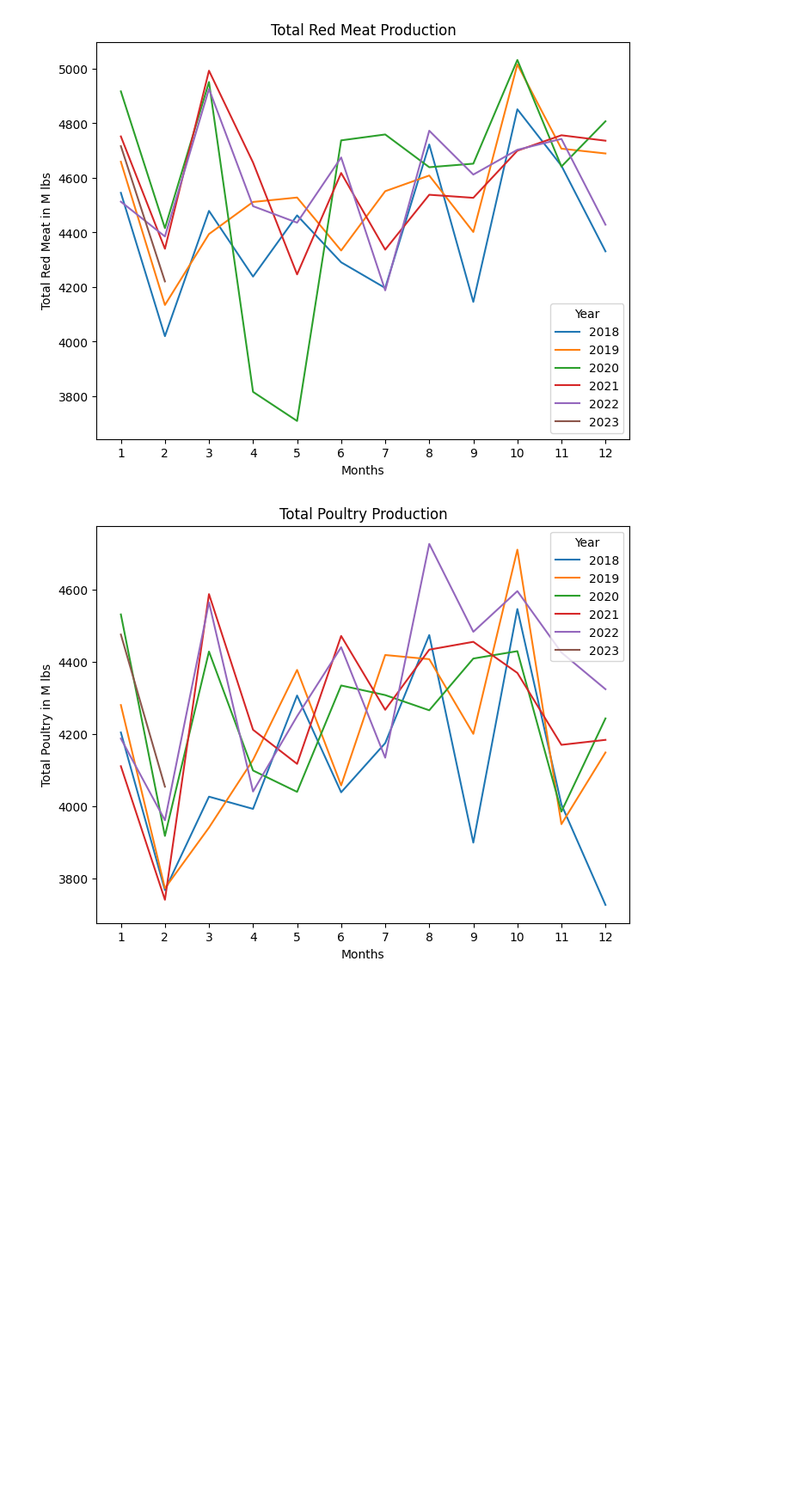
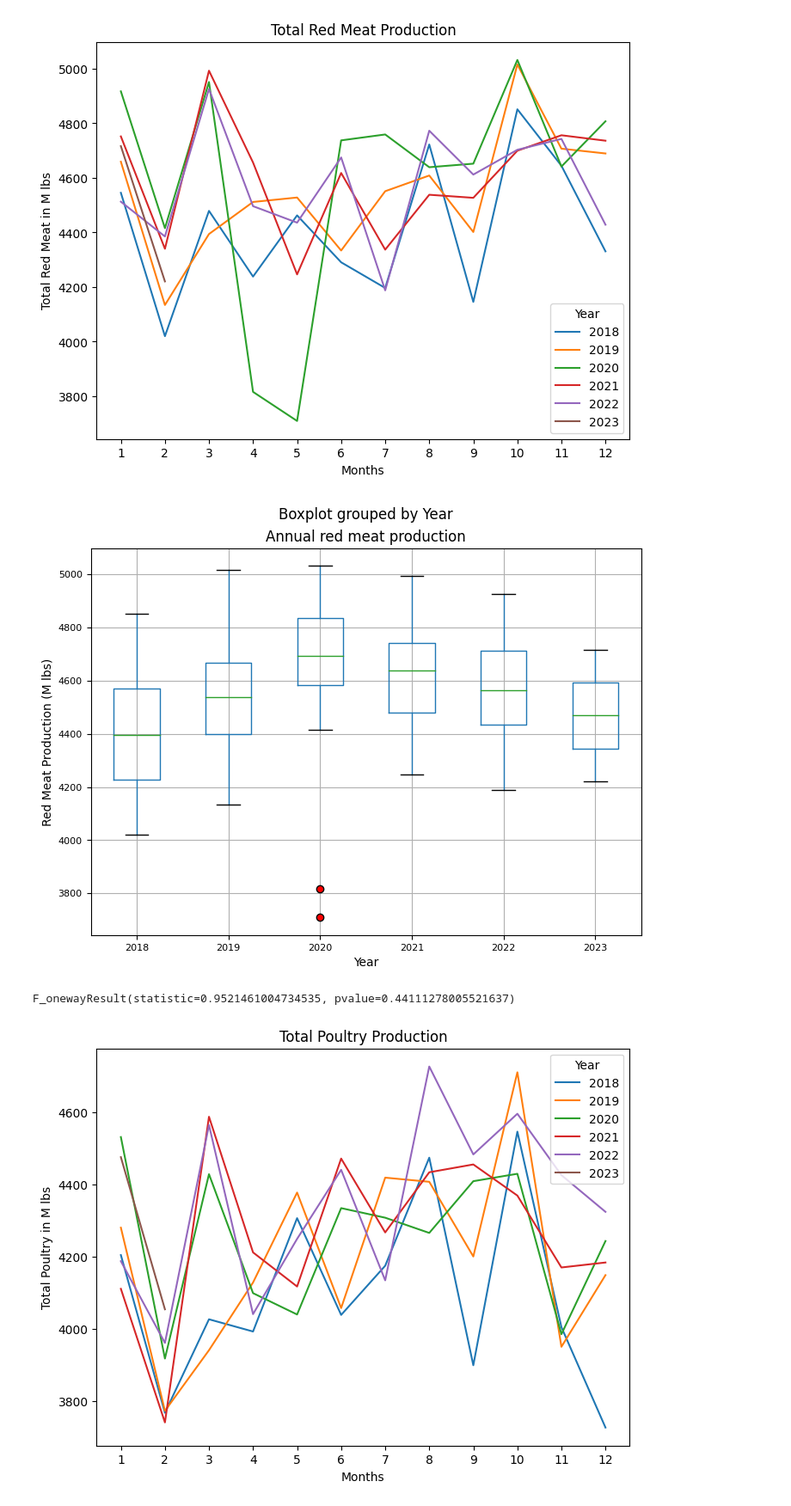
Before and after one commit to ajoyg/covid19_food_prod_impact, a Jupyter notebook: food_production_analysis/UDSA_Analysis.ipynb, the cells around one changed output. Shown at 86% size. Saved outputs shown, nothing was run; the diff lists cells and outputs as text; code cells hidden in the pictures; blank space fills up the shorter version.

```diff
--- a/food_production_analysis/UDSA_Analysis.ipynb
+++ b/food_production_analysis/UDSA_Analysis.ipynb
@@ -277,3 +326,12 @@ plt.title("Total Red Meat Production")
 plt.savefig("output/total_red_meat_production.png")
 # %% [output]
 [figure]
+# %%
+red_meat_plot = meat_production_data_clean.boxplot("Total Red Meat", by="Year", figsize=(8,6), fontsize=8, flierprops=dict(marker='o', markerfacecolor='red'))
+plt.title("Annual red meat production")
+plt.xlabel("Year")
+plt.ylabel("Red Meat Production (M lbs)")
+plt.savefig("output/redmeat_box_plot")
+plt.show()
+# %% [output]
+[figure, added]
@@ -280,3 +344,8 @@ plt.savefig("output/total_red_meat_production.png")
+# %%
+# Perform the ANOVA
+stats.f_oneway(redmeat_2018,redmeat_2019,redmeat_2020,redmeat_2021,redmeat_2022)
+# %% [output]
+F_onewayResult(statistic=0.9521461004734535, pvalue=0.44111278005521637)
 # %%
 #Plot the total poultry production and save the output
 meat_production_data_graph = meat_production_data_clean.pivot(index='Month', columns='Year', values='Total Poultry')
```
Also changed, not shown: parts of 9 cells of this notebook, 6 other files.
